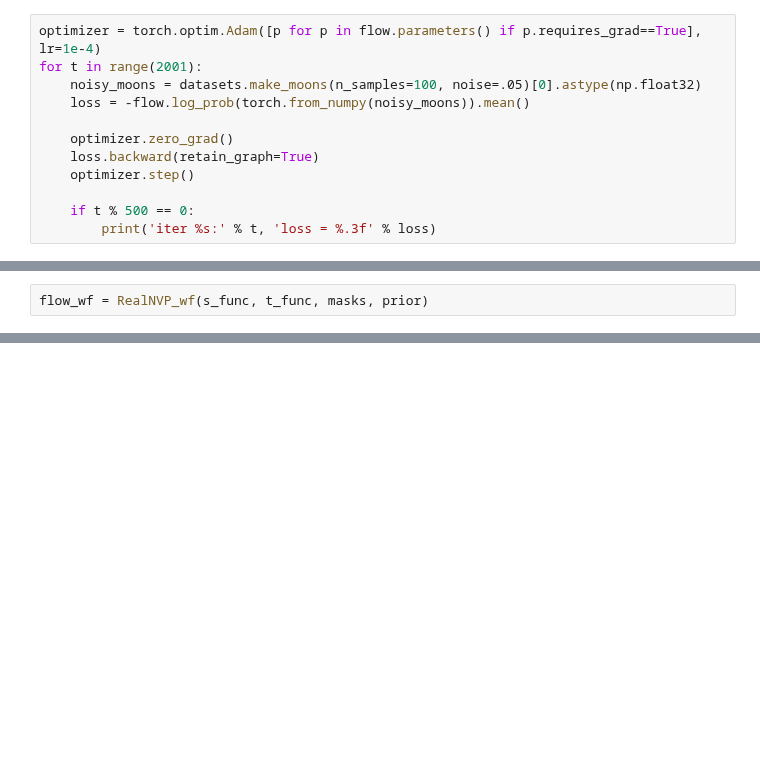
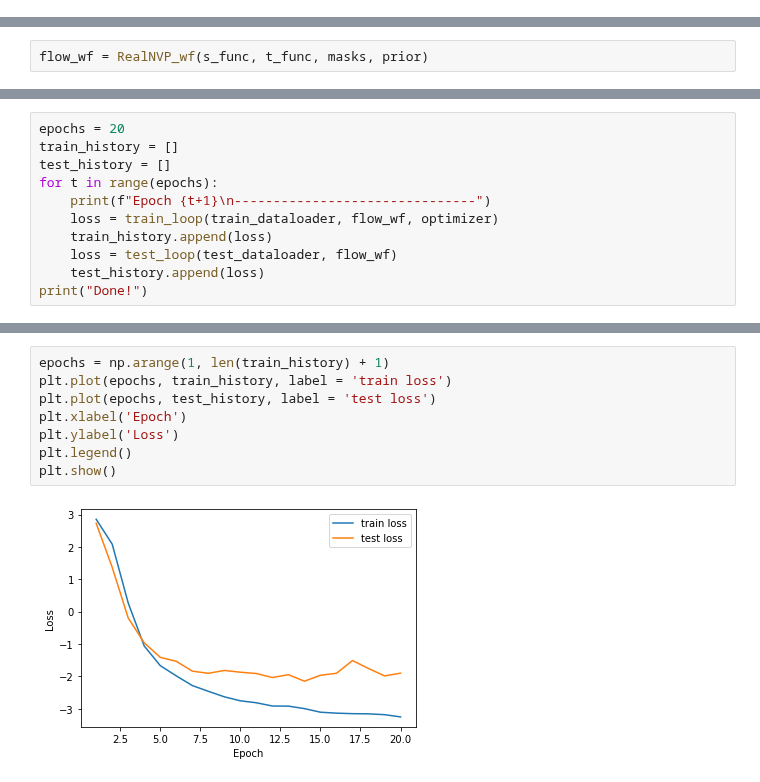
Before and after one commit to NataliaKor/tutorial, a Jupyter notebook: tutorial-ML-for-GWPE.ipynb, the cells around one changed output, grey strips where cells are left out. Cells and saved outputs as stored; diff of their text form; blank space fills up the shorter version.

```diff
--- a/tutorial-ML-for-GWPE.ipynb
+++ b/tutorial-ML-for-GWPE.ipynb
@@ -595,12 +560,0 @@ Choose dataset to demonstrate the performance.
-# %%
-optimizer = torch.optim.Adam([p for p in flow.parameters() if p.requires_grad==True], lr=1e-4)
-for t in range(2001):
-    noisy_moons = datasets.make_moons(n_samples=100, noise=.05)[0].astype(np.float32)
-    loss = -flow.log_prob(torch.from_numpy(noisy_moons)).mean()
-
-    optimizer.zero_grad()
-    loss.backward(retain_graph=True)
-    optimizer.step()
-
-    if t % 500 == 0:
-        print('iter %s:' % t, 'loss = %.3f' % loss)
@@ -744,0 +608,11 @@ plt.show()
+# %%
+epochs = 20
+train_history = []
+test_history = []
+for t in range(epochs):
+    print(f"Epoch {t+1}\n-------------------------------")
+    loss = train_loop(train_dataloader, flow_wf, optimizer)
+    train_history.append(loss)
+    loss = test_loop(test_dataloader, flow_wf)
+    test_history.append(loss)
+print("Done!")
@@ -745 +637,11 @@ plt.show()
+# %%
+epochs = np.arange(1, len(train_history) + 1)
+plt.plot(epochs, train_history, label = 'train loss')
+plt.plot(epochs, test_history, label = 'test loss')
+plt.xlabel('Epoch')
+plt.ylabel('Loss')
+plt.legend()
+plt.show()
+# %% [output]
+[figure, added]
 # %%
```
Also changed, not shown: parts of 44 cells of this notebook.
